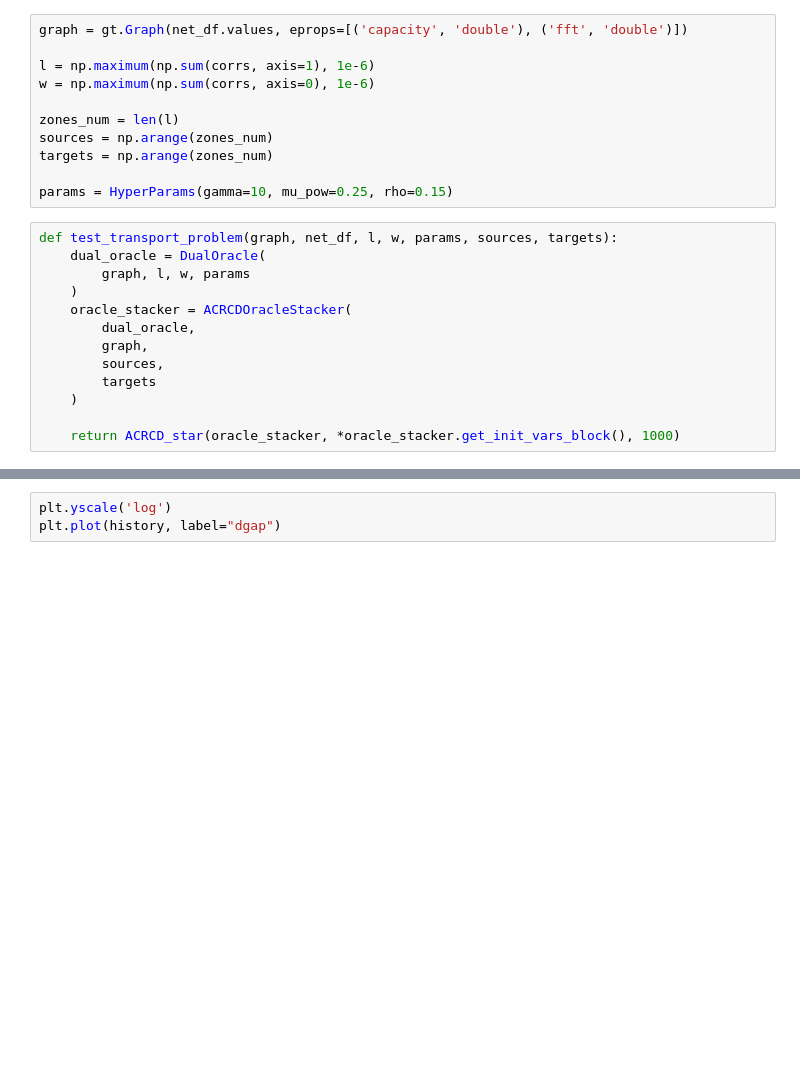
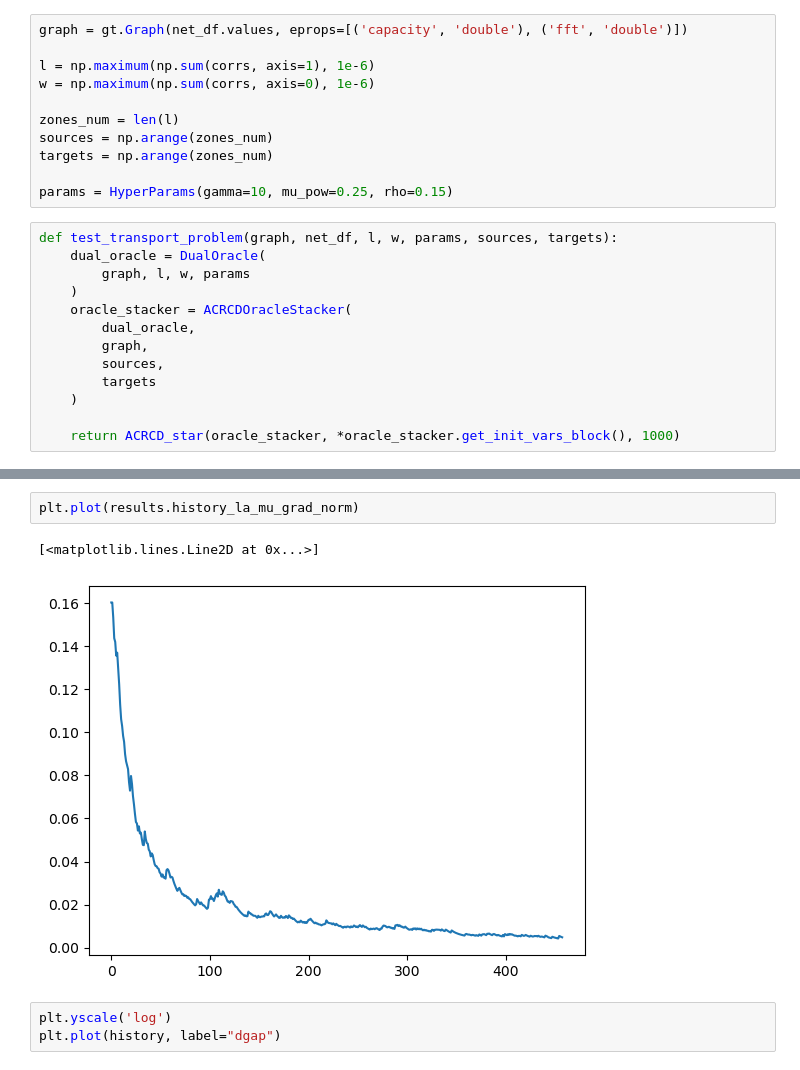
Before and after one commit to Lareton/transport_network_optimization, a Jupyter notebook: test_acrcd.ipynb, the cells around one changed output, grey strips where cells are left out. Drawn from its saved outputs; the diff is of its cells as text; blank space fills up the shorter version.

```diff
--- a/test_acrcd.ipynb
+++ b/test_acrcd.ipynb
@@ -76,3 +69,8 @@ NameError: name 't_calls' is not defined
+# %%
+plt.plot(results.history_la_mu_grad_norm)
+# %% [output]
+[<matplotlib.lines.Line2D at 0x...>]
+[figure, added]
 # %%
 plt.yscale('log')
 plt.plot(history, label="dgap")
```
Also changed, not shown: parts of 6 cells of this notebook, 1 other file.
